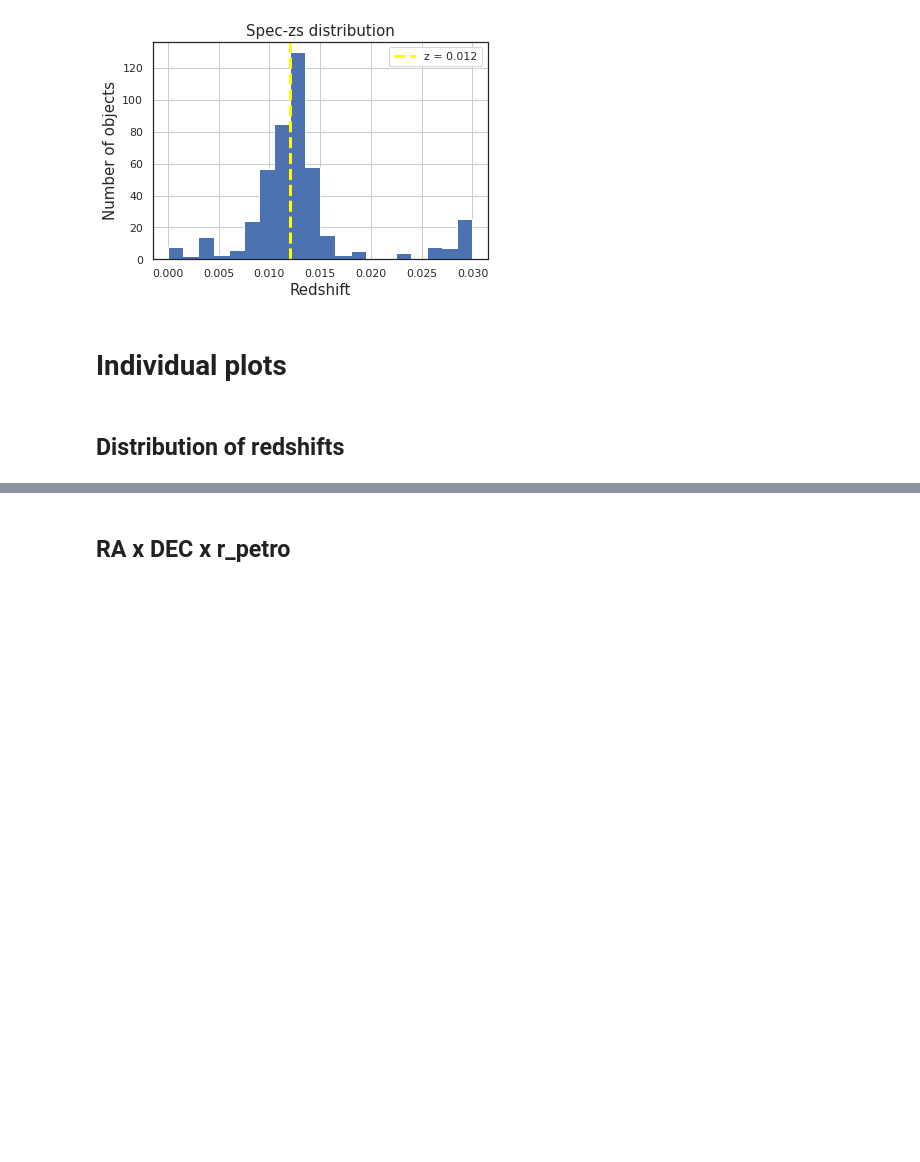
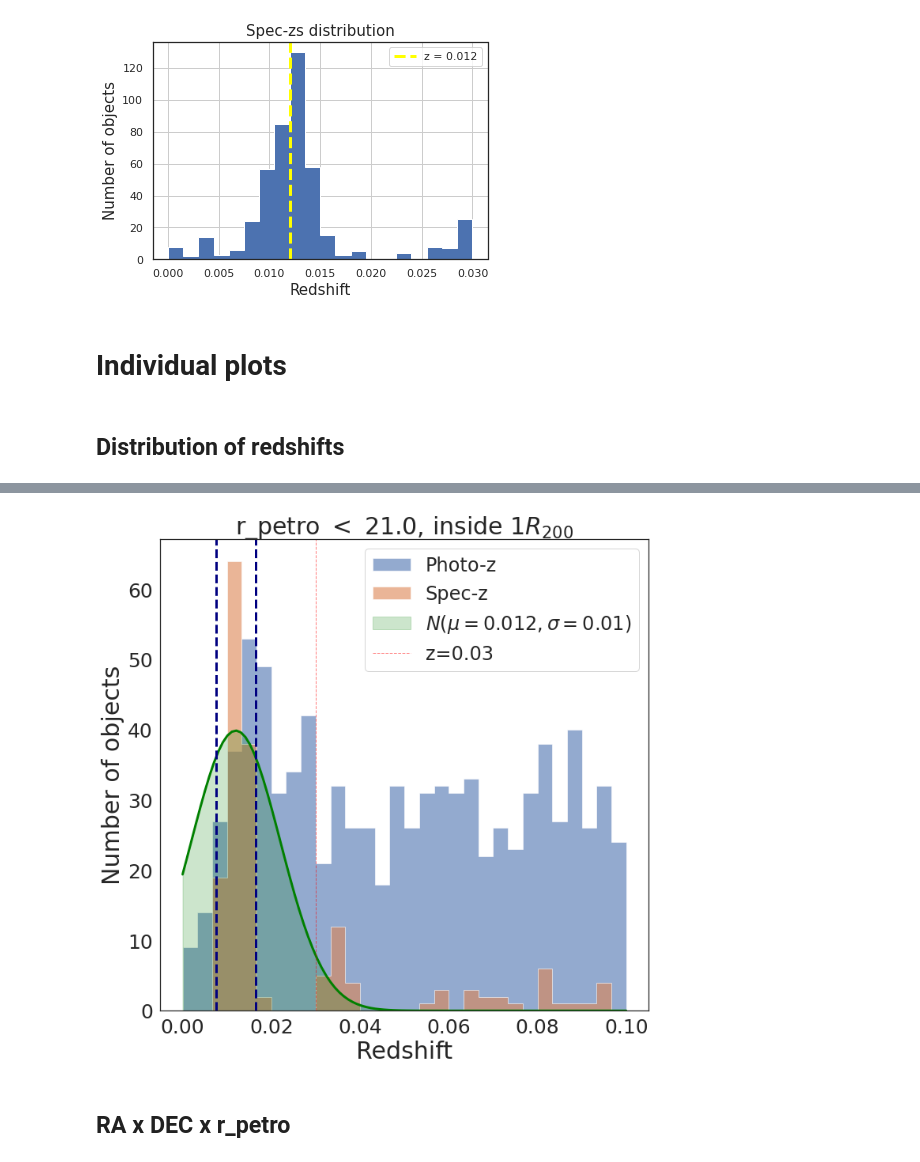
Before and after one commit to elismar2000/hydra-codes, a Jupyter notebook: hydra_tomography.ipynb, the cells around one changed output, grey strips where cells are left out. Saved outputs shown, nothing was run; the diff lists cells and outputs as text; code cells hidden in the pictures; blank space fills up the shorter version.

```diff
--- a/hydra_tomography.ipynb
+++ b/hydra_tomography.ipynb
@@ -378,3 +395,45 @@ plt.savefig("../Presentations/cosmo22-splus-poster/redshifts-distribution.png".f
+# %%
+from scipy.stats import norm
+
+x_axis = np.linspace(0, 0.1, 100)
+mean = 0.012
+sd = 0.01
+
+fig = plt.figure(figsize=(10, 10))
+ax1 = fig.add_subplot(111)
+
+#Pra cada plot eu defino essas "masks", que são os critérios pra selecionar os dados que quero plotar
+mlim = 21
+odds_min = 0.7
+z_range = 0.018
+
+fontsize = 30
+labelsize = 25
+
+mask_pz = (distances_pz < radius) & (zml > 0.0) & (zml < 0.1) & (rpetro_pz < mlim) & (odds
+                                                                                > odds_min) & (prob_gal > 0.8)
+mask_sz = (distances_sz < radius) & (z > 0.0) & (z < 0.1) & (rpetro_sz < mlim) & (probgal_sz > 0.8)
+
+ax1.hist(zml[mask_pz], alpha=0.6, label='Photo-z', bins=30, range=(0, 0.1), histtype='stepfilled')
+ax1.hist(z[mask_sz], alpha=0.6, label='Spec-z', bins=30, range=(0, 0.1), histtype='stepfilled')
+ax1.fill_between(x_axis, norm.pdf(x_axis, mean, sd), color="green", alpha=0.2, label=r"$N(\mu = 0.012, \sigma=0.01)$")
+ax1.plot(x_axis, norm.pdf(x_axis, mean, sd), color="green", linewidth=3.0)
+
+ax1.set_title(r'r_petro $ < $ {:.1f},'.format(mlim) + r' inside 1$R_{200}$', fontsize=fontsize)
+ax1.set_xlabel("Redshift", fontsize=fontsize)
+ax1.set_ylabel("Number of objects", fontsize=fontsize)
+ax1.axvline(x=0.0075, linestyle='--', color='navy', linewidth=3.0)
+ax1.axvline(x=0.0165, linestyle='--', color='navy', linewidth=3.0)
+ax1.axvline(x=0.03, linestyle='--', color='red', linewidth=1.0, alpha=0.5, label="z=0.03")
+ax1.legend(fontsize=fontsize*0.8)
+
+ax1.yaxis.set_tick_params(labelsize=labelsize, width=3)
+ax1.xaxis.set_tick_params(labelsize=labelsize, width=3)
+
+fig.tight_layout()
+plt.savefig("../Presentations&reports/cosmo22-splus-poster/redshifts-distribution_gaussian_m{:2d}.png".format(mlim), format='png')
+# %% [output]
+[figure, added]
 # %% [markdown]
 ## RA x DEC x r_petro
 # %%
```
Also changed, not shown: parts of 5 cells of this notebook, 5 other files.
